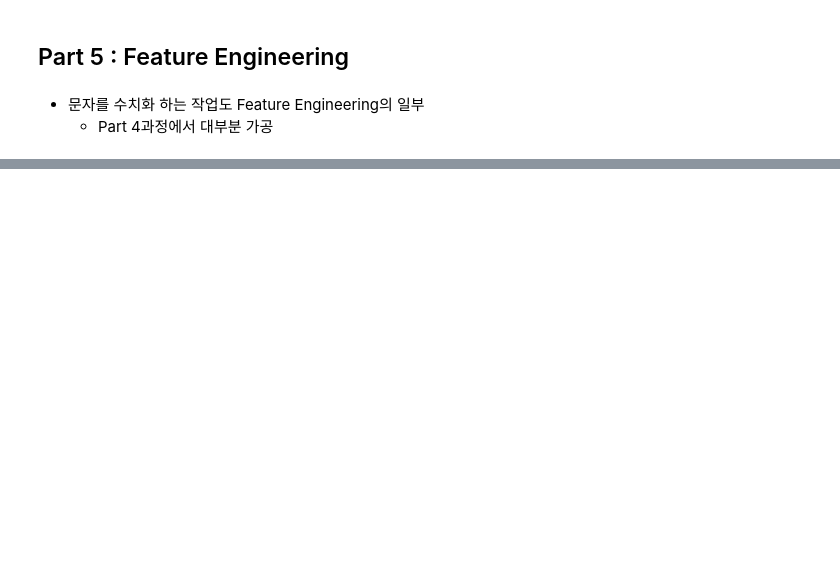
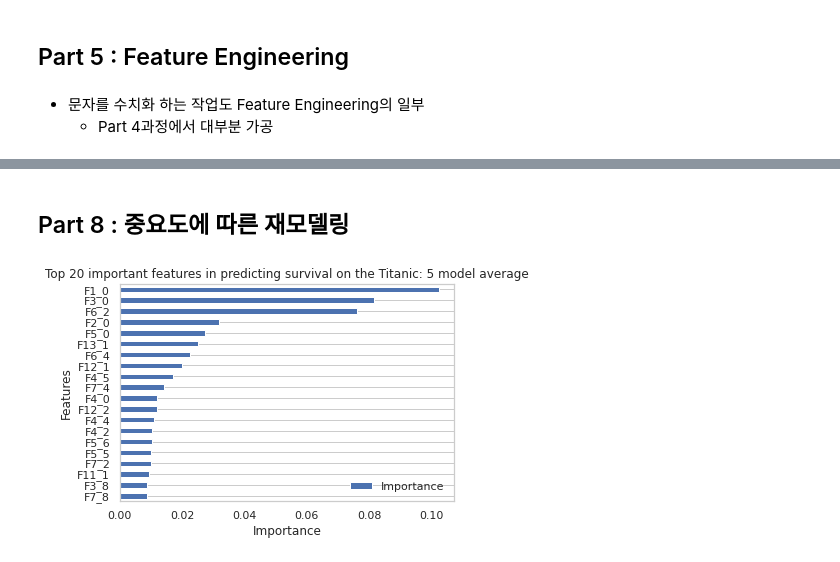
Before and after one commit to OH1107/Kaggle, a Jupyter notebook: Titanic: Machine Learning from Disaster/Kaggle_Titanic_Challenge.ipynb, the cells around one changed output, grey strips where cells are left out. Drawn from its saved outputs; the diff is of its cells as text; code cells hidden in the pictures; blank space fills up the shorter version.

Commit message:
Update file (~ Part 8)

```diff
--- a/Titanic: Machine Learning from Disaster/Kaggle_Titanic_Challenge.ipynb
+++ b/Titanic: Machine Learning from Disaster/Kaggle_Titanic_Challenge.ipynb
@@ -1360,0 +1667,3 @@ temp[11:20]
+# %%
+good_columns = ['F1', 'F2', 'F3', 'F4', 'F5', 'F6', 'F7', 'F8', 'F9', 'F10', 'F11', 'F12', 'F13']
+dfl[good_columns] = temp[good_columns]
@@ -1360,0 +1709,3 @@ temp[11:20]
+# %%
+train = dfh_enc[:ntrain]
+test = dfh_enc[ntrain:]
@@ -1360,0 +1805,16 @@ temp[11:20]
+# %%
+# 5가지 모델에 대한 항목 중요도 얻기
+gbc_imp = pd.DataFrame({'Feature':train.columns, 'gbc importance':gbc.feature_importances_})
+xgb_imp = pd.DataFrame({'Feature':train.columns, 'xgb importance':xgb.feature_importances_})
+ran_imp = pd.DataFrame({'Feature':train.columns, 'ran importance':ran.feature_importances_})
+ext_imp = pd.DataFrame({'Feature':train.columns, 'ext importance':ext.feature_importances_})
+ada_imp = pd.DataFrame({'Feature':train.columns, 'ada importance':ada.feature_importances_})
+
+# 이를 하나의 데이터프레임으로 변환
+importances = gbc_imp.merge(xgb_imp, on='Feature').merge(ran_imp, on='Feature').merge(ext_imp, on='Feature').merge(ada_imp, on='Feature')
+
+# 항목당 평균 중요도
+importances['Average'] = importances.mean(axis=1)
+
+# 랭킹 정하기
+importances = importances.sort_values(by='Average', ascending=False).reset_index(drop=True)
@@ -1360,0 +1830,14 @@ temp[11:20]
+# %% [markdown]
+## Part 8 : 중요도에 따른 재모델링
+# %%
+# 전체 모델 중요도를 다시 데이터 프레임에 넣기
+fi = {'Features':importances['Feature'], 'Importance':importances['Average']}
+importance = pd.DataFrame(fi).set_index('Features').sort_values('Importance', ascending=True)
+
+# 그래프 타이틀
+title = 'Top 20 important features in predicting survival on the Titanic: 5 model average'
+
+# 그래프 보기
+importance_plotting(importance, 'Importance', 'Features', title, 20)
+# %% [output]
+[figure, added]
```
Also changed, not shown: parts of 59 cells of this notebook.
